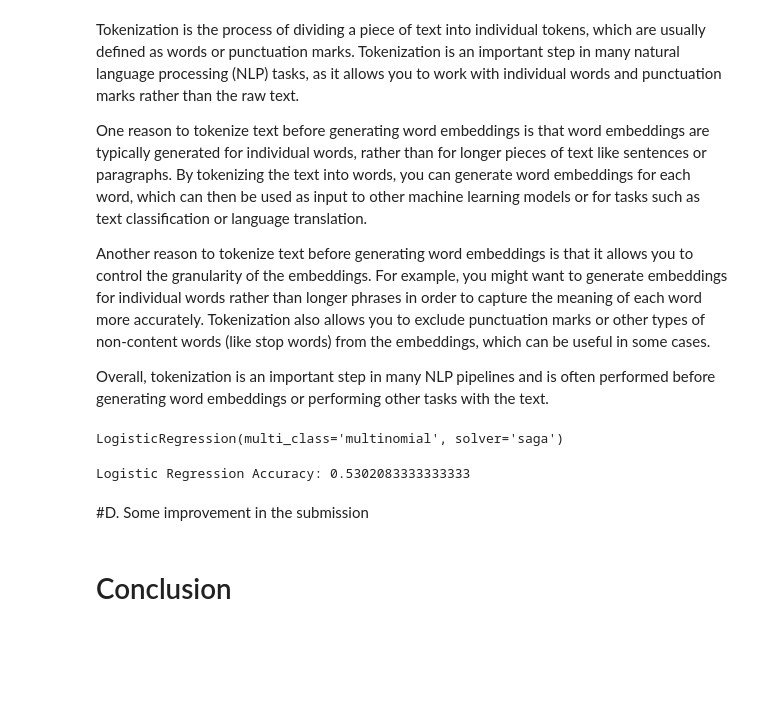
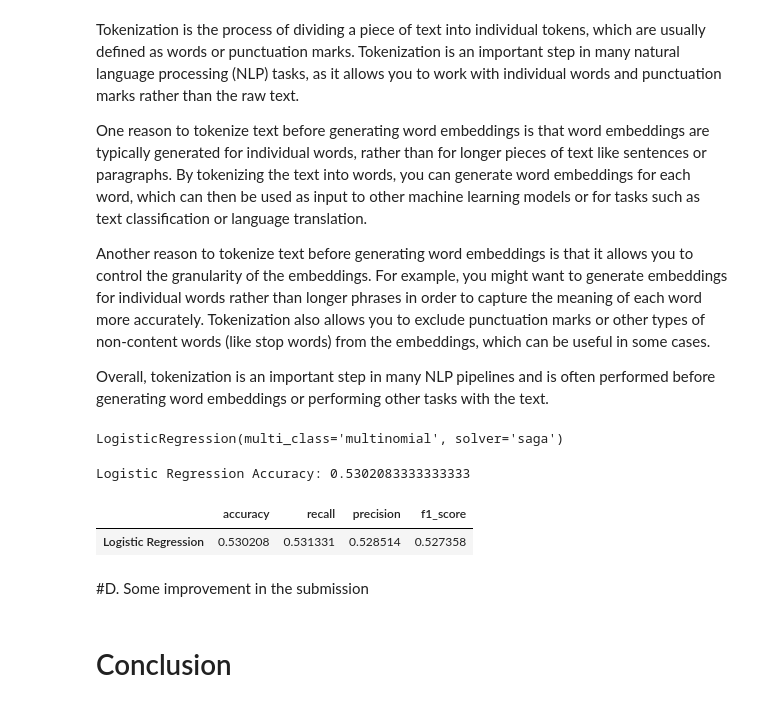
Before and after one commit to DavidHornung/Machine_learning, a Jupyter notebook: Colab_Notebooks/3.DMML_2022_Geneva_Embeding_Model.ipynb, the cells around one changed output. Cells and saved outputs as stored; diff of their text form; code cells hidden in the pictures; blank space fills up the shorter version.

```diff
--- a/Colab_Notebooks/3.DMML_2022_Geneva_Embeding_Model.ipynb
+++ b/Colab_Notebooks/3.DMML_2022_Geneva_Embeding_Model.ipynb
@@ -127,6 +127,13 @@ predicted = LR.predict(X_test)
 print("Logistic Regression Accuracy:",metrics.accuracy_score(y_test, predicted))
 # %% [output]
 Logistic Regression Accuracy: 0.5302083333333333
+# %%
+LR_pred_report = evaluate(y_test, predicted)
+reports['Logistic Regression'] = LR_pred_report
+pd.DataFrame(reports, index = ['accuracy','recall','precision','f1_score']).T
+# %% [output]
+|  | accuracy | recall | precision | f1_score |
+| Logistic Regression | 0.530208 | 0.531331 | 0.528514 | 0.527358 |
 # %% [markdown]
 #D. Some improvement in the submission
 # %%
```
